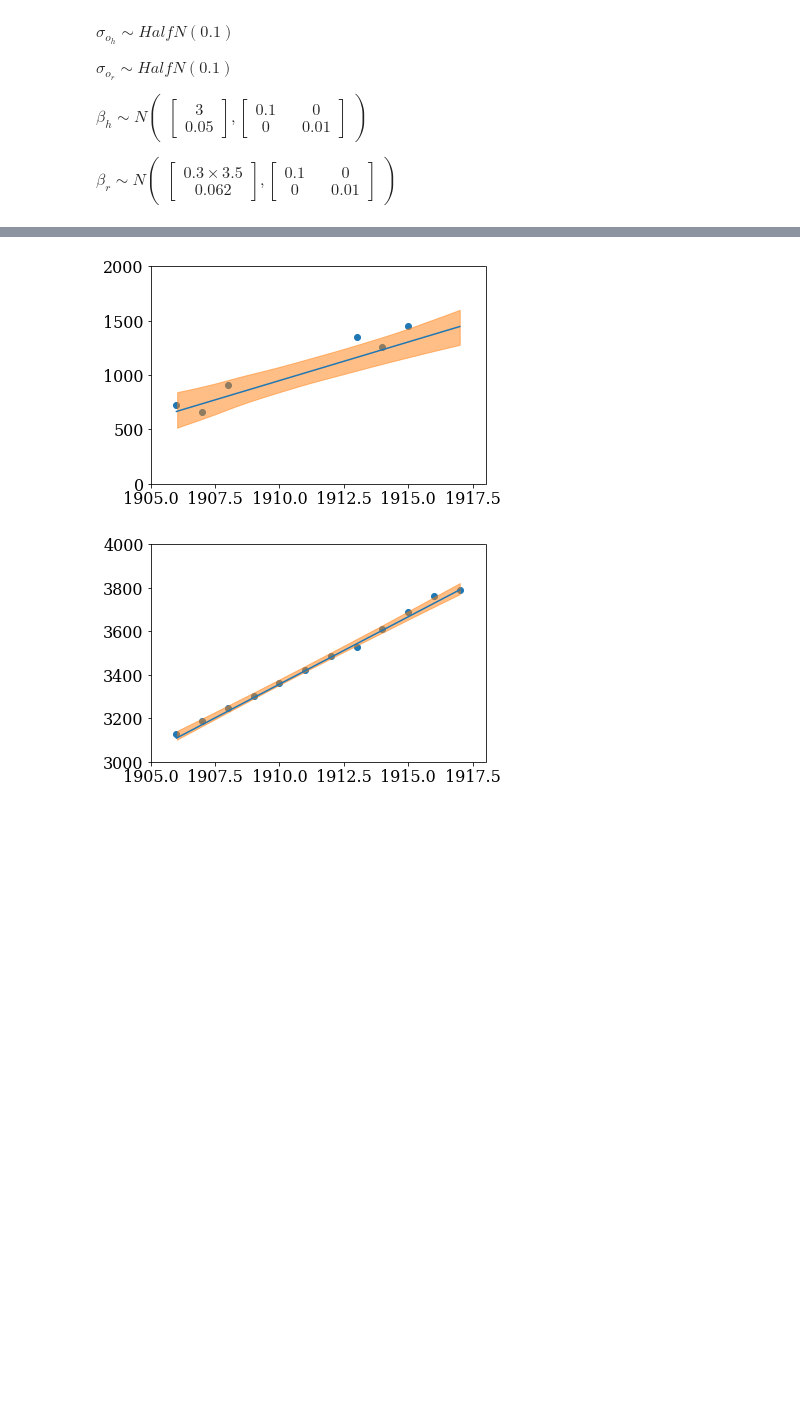
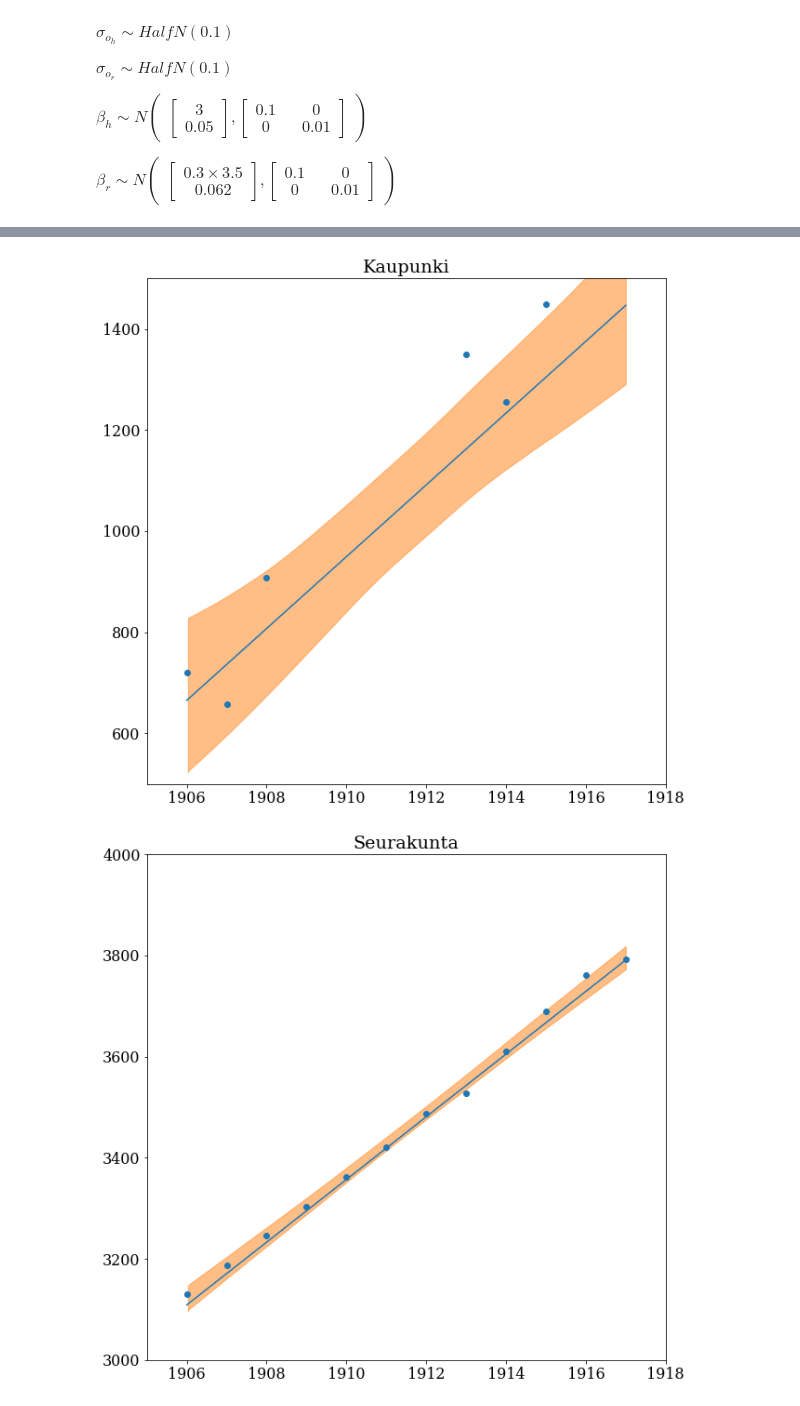
Before and after one commit to AnttiHaerkoenen/vyborg_orthodox, a Jupyter notebook: notebooks/missing_orthodox.ipynb, the cells around one changed output, grey strips where cells are left out. Drawn from its saved outputs; the diff is of its cells as text; code cells hidden in the pictures; blank space fills up the shorter version.

```diff
--- a/notebooks/missing_orthodox.ipynb
+++ b/notebooks/missing_orthodox.ipynb
@@ -120,8 +120,8 @@ data = pd.DataFrame([
     health_council,
 ]).T
 data.columns = [
-    'register_orthodox',
-    'health_council_orthodox',
+    'Kaupunki',
+    'Seurakunta',
 ]
 data.plot(marker='+', legend=True, figsize=(10, 7), ylim=(0, 4_000))
 plt.savefig(figure_dir / 'timeseries.png')
@@ -205,7 +205,7 @@ with pm.Model() as model_health_council_orthodox:
         'health_council',
         mu=mu_health,
         sigma=sigma_total,
-        observed=data_health.health_council_orthodox,
+        observed=data_health.Seurakunta,
     )
     trace_health = pm.sample(1000, tune=2000, init="advi+adapt_diag")
     prior_health = pm.sample_prior_predictive()
@@ -263,7 +264,7 @@ with pm.Model() as model_register_orthodox:
         'register',
         mu=mu_total,
         sigma=sigma_total,
-        observed=data_register.register_orthodox,
+        observed=data_register.Kaupunki,
     )
     trace = pm.sample(1000, tune=2000, init="advi+adapt_diag")
     prior = pm.sample_prior_predictive()
@@ -344,33 +345,39 @@ plot_prediction(
 # %%
 import arviz as az
 import numpy as np
 import matplotlib.pyplot as plt
 
-plt.scatter(data_register.index, data_register.register_orthodox * standard)
+col_name = 'Kaupunki'
+plt.figure(figsize=(10, 10))
 x = np.arange(1906, 1918)
 y = 1.056 + 0.071 * (x - x.mean())
-plt.plot(x, y * standard)
 idata = az.from_pymc3(trace=posterior, model=model_register_orthodox).to_dataframe()
 beta_0 = idata[('posterior', 'beta_orthodox_0')]
 beta_1 = idata[('posterior', 'beta_orthodox_1')]
 mu_predicted = beta_0[..., np.newaxis] + beta_1[..., np.newaxis] * (x - x.mean())
 az.plot_hdi(x, mu_predicted * standard, hdi_prob=0.99)
+plt.plot(x, y * standard)
+plt.scatter(data_register.index, data_register[col_name] * standard)
 plt.xlim(1905, 1918)
-plt.ylim(0, 2000)
+plt.ylim(500, 1500)
+plt.title(f'{col_name}')
 plt.show()
 
-plt.scatter(data_health.index, data_health.health_council_orthodox * standard)
+col_name = 'Seurakunta'
+plt.figure(figsize=(10, 10))
 x = np.arange(1906, 1918)
 y = 3.45 + 0.062 * (x - x.mean())
 plt.plot(x, y * standard)
 idata = az.from_pymc3(trace=posterior_health, model=model_health_council_orthodox).to_dataframe()
 beta_0 = idata[('posterior', 'beta_health_0')]
 beta_1 = idata[('posterior', 'beta_health_1')]
 mu_predicted = beta_0[..., np.newaxis] + beta_1[..., np.newaxis] * (x - x.mean())
 az.plot_hdi(x, mu_predicted * standard, hdi_prob=0.99)
+plt.scatter(data_health.index, data_health.Seurakunta * standard)
 plt.xlim(1905, 1918)
 plt.ylim(3000, 4000)
+plt.title(f'{col_name}')
 plt.show()
 # %% [output]
-[figure, old version]
+[figure, new version]
-[figure, old version]
+[figure, new version]
```
Also changed, not shown: parts of 4 cells of this notebook.
